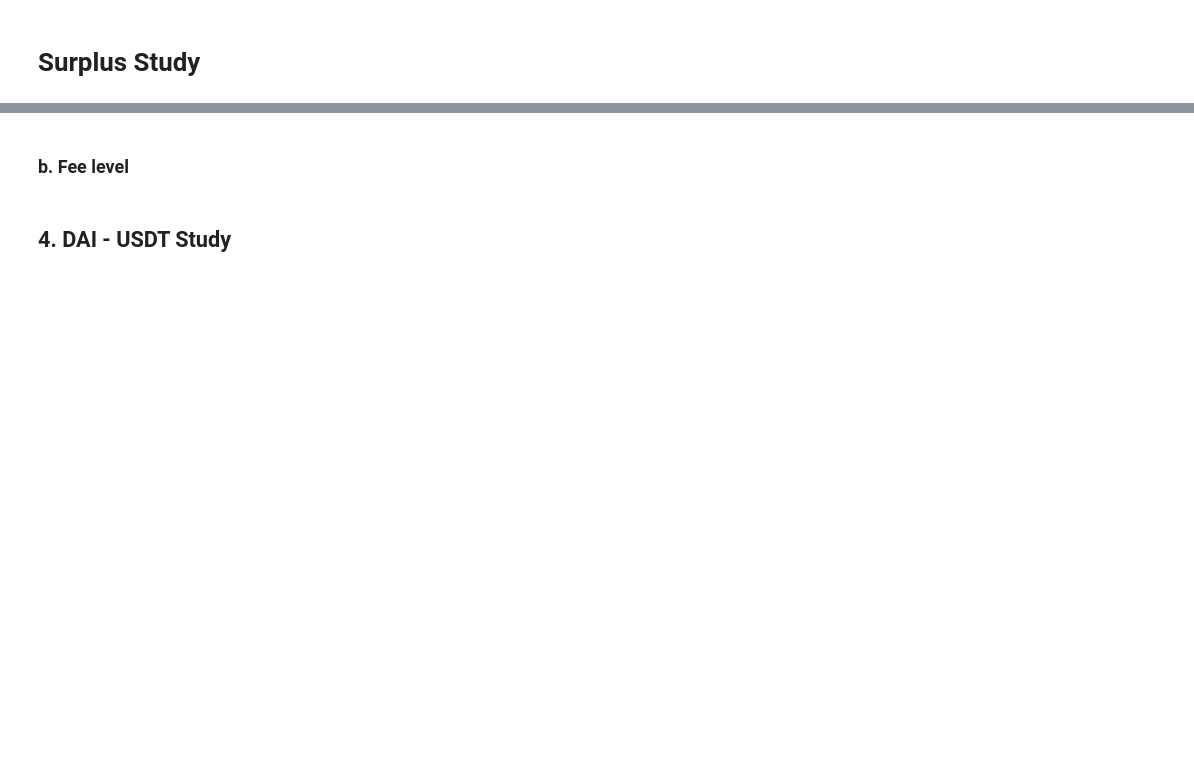
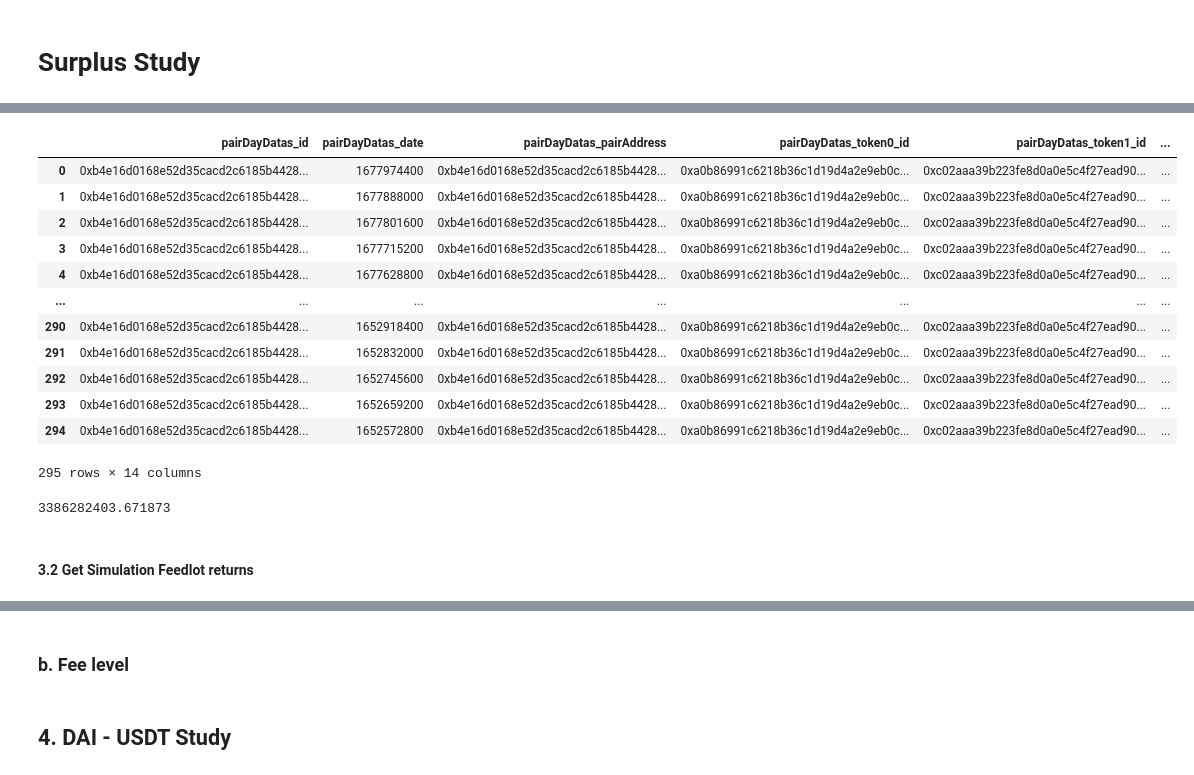
Before and after one commit to mohammed7s/Feedlot, a Jupyter notebook: forum_surplus_study/surplus_study.ipynb, the cells around one changed output, grey strips where cells are left out. Drawn from its saved outputs; the diff is of its cells as text; code cells hidden in the pictures; blank space fills up the shorter version.

Commit message:
simulation1 code complete

```diff
--- a/forum_surplus_study/surplus_study.ipynb
+++ b/forum_surplus_study/surplus_study.ipynb
@@ -344,0 +54,11 @@ initial Reserves 100000
+# %%
+from datastreams.datastream import Streamer
+
+import matplotlib.pyplot as plt
+import pandas as pd
+import polars as pl
+
+# These commands enlarge the column size of the dataframe so things like 0x... are not truncated
+pd.set_option('display.max_columns', None)
+pd.set_option('display.expand_frame_repr', False)
+pd.set_option('max_colwidth', None)
@@ -344,0 +523,19 @@ initial Reserves 100000
+# %%
+uni_ds = Streamer('https://api.thegraph.com/subgraphs/name/uniswap/uniswap-v2')
+# %%
+# query COW schema: trades
+uni_pool_fp = uni_ds.queryDict.get('pairDayDatas')
+
+# trades query path that gets token a -> token b trades. Query on query_size.
+uni_pool_qp = uni_pool_fp(
+    first=1000,
+    orderBy='date',
+    orderDirection='desc',
+    where = {
+    'date_gt': 1652517778,
+    'pairAddress': "0xB4e16d0168e52d35CaCD2c6185b44281Ec28C9Dc"
+    }
+)
+
+# run query
+uni_pool_df = uni_ds.runQuery(uni_pool_qp)
@@ -344,0 +566,24 @@ initial Reserves 100000
+# %%
+uni_pool_df
+# %% [output]
+|  | pairDayDatas_id | pairDayDatas_date | pairDayDatas_pairAddress | pairDayDatas_token0_id | pairDayDatas_token1_id | ... |
+| 0 | 0xb4e16d0168e52d35cacd2c6185b4428... | 1677974400 | 0xb4e16d0168e52d35cacd2c6185b4428... | 0xa0b86991c6218b36c1d19d4a2e9eb0c... | 0xc02aaa39b223fe8d0a0e5c4f27ead90... | ... |
+| 1 | 0xb4e16d0168e52d35cacd2c6185b4428... | 1677888000 | 0xb4e16d0168e52d35cacd2c6185b4428... | 0xa0b86991c6218b36c1d19d4a2e9eb0c... | 0xc02aaa39b223fe8d0a0e5c4f27ead90... | ... |
+| 2 | 0xb4e16d0168e52d35cacd2c6185b4428... | 1677801600 | 0xb4e16d0168e52d35cacd2c6185b4428... | 0xa0b86991c6218b36c1d19d4a2e9eb0c... | 0xc02aaa39b223fe8d0a0e5c4f27ead90... | ... |
+| 3 | 0xb4e16d0168e52d35cacd2c6185b4428... | 1677715200 | 0xb4e16d0168e52d35cacd2c6185b4428... | 0xa0b86991c6218b36c1d19d4a2e9eb0c... | 0xc02aaa39b223fe8d0a0e5c4f27ead90... | ... |
+| 4 | 0xb4e16d0168e52d35cacd2c6185b4428... | 1677628800 | 0xb4e16d0168e52d35cacd2c6185b4428... | 0xa0b86991c6218b36c1d19d4a2e9eb0c... | 0xc02aaa39b223fe8d0a0e5c4f27ead90... | ... |
+| ... | ... | ... | ... | ... | ... | ... |
+| 290 | 0xb4e16d0168e52d35cacd2c6185b4428... | 1652918400 | 0xb4e16d0168e52d35cacd2c6185b4428... | 0xa0b86991c6218b36c1d19d4a2e9eb0c... | 0xc02aaa39b223fe8d0a0e5c4f27ead90... | ... |
+| 291 | 0xb4e16d0168e52d35cacd2c6185b4428... | 1652832000 | 0xb4e16d0168e52d35cacd2c6185b4428... | 0xa0b86991c6218b36c1d19d4a2e9eb0c... | 0xc02aaa39b223fe8d0a0e5c4f27ead90... | ... |
+| 292 | 0xb4e16d0168e52d35cacd2c6185b4428... | 1652745600 | 0xb4e16d0168e52d35cacd2c6185b4428... | 0xa0b86991c6218b36c1d19d4a2e9eb0c... | 0xc02aaa39b223fe8d0a0e5c4f27ead90... | ... |
+| 293 | 0xb4e16d0168e52d35cacd2c6185b4428... | 1652659200 | 0xb4e16d0168e52d35cacd2c6185b4428... | 0xa0b86991c6218b36c1d19d4a2e9eb0c... | 0xc02aaa39b223fe8d0a0e5c4f27ead90... | ... |
+| 294 | 0xb4e16d0168e52d35cacd2c6185b4428... | 1652572800 | 0xb4e16d0168e52d35cacd2c6185b4428... | 0xa0b86991c6218b36c1d19d4a2e9eb0c... | 0xc02aaa39b223fe8d0a0e5c4f27ead90... | ... |
+295 rows × 14 columns
+# %%
+# Total volume of USDC
+total_uni_volume = uni_pool_df['pairDayDatas_dailyVolumeToken0'].sum()
+total_uni_volume
+# %% [output]
+3386282403.671873
+# %% [markdown]
+#### 3.2 Get Simulation Feedlot returns
```
Also changed, not shown: parts of 71 cells of this notebook.
